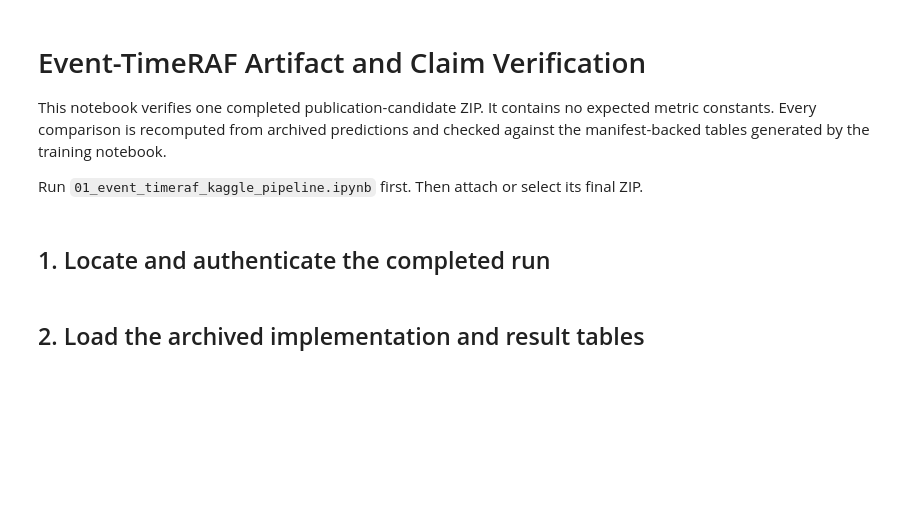
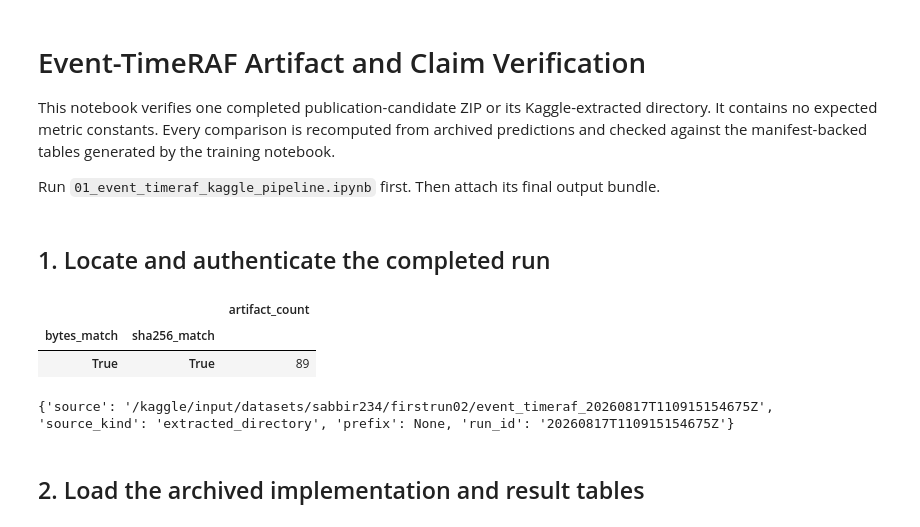
Before and after one commit to shasabbir/trace-raf, a Jupyter notebook: notebooks/03_paper_claim_verification.ipynb, the cells around one changed output. Cells and saved outputs as stored; diff of their text form; code cells hidden in the pictures; blank space fills up the shorter version.

```diff
--- a/notebooks/03_paper_claim_verification.ipynb
+++ b/notebooks/03_paper_claim_verification.ipynb
@@ -1,11 +1,12 @@
 # %% [markdown]
 # Event-TimeRAF Artifact and Claim Verification
 
-This notebook verifies one completed publication-candidate ZIP. It contains no expected
-metric constants. Every comparison is recomputed from archived predictions and checked
-against the manifest-backed tables generated by the training notebook.
+This notebook verifies one completed publication-candidate ZIP or its Kaggle-extracted
+directory. It contains no expected metric constants. Every comparison is recomputed
+from archived predictions and checked against the manifest-backed tables generated by
+the training notebook.
 
-Run `01_event_timeraf_kaggle_pipeline.ipynb` first. Then attach or select its final ZIP.
+Run `01_event_timeraf_kaggle_pipeline.ipynb` first. Then attach its final output bundle.
 # %% [markdown]
 ## 1. Locate and authenticate the completed run
 # %%
@@ -21,13 +22,14 @@ import zipfile
 import numpy as np
 import pandas as pd
 
-FINAL_RUN_ZIP_OVERRIDE = None
+# May point to either the publication ZIP or Kaggle's extracted run directory.
+FINAL_RUN_SOURCE_OVERRIDE = None
 
 def candidate_archives():
-    if FINAL_RUN_ZIP_OVERRIDE:
-        yield Path(FINAL_RUN_ZIP_OVERRIDE)
+    if FINAL_RUN_SOURCE_OVERRIDE and Path(FINAL_RUN_SOURCE_OVERRIDE).is_file():
+        yield Path(FINAL_RUN_SOURCE_OVERRIDE)
     cwd = Path.cwd().resolve()
-    yield from sorted(cwd.glob('event_timeraf_publication_candidate_*.zip'), reverse=True)
+    yield from sorted(cwd.rglob('event_timeraf_publication_candidate_*.zip'), reverse=True)
     yield cwd / 'event_timeraf_final_run.zip'
     kaggle_input = Path('/kaggle/input')
     if kaggle_input.exists():
@@ -50,7 +52,28 @@ def archive_layout(path):
     except (FileNotFoundError, zipfile.BadZipFile):
         return None
 
+def candidate_run_directories():
+    if FINAL_RUN_SOURCE_OVERRIDE and Path(FINAL_RUN_SOURCE_OVERRIDE).is_dir():
+        yield Path(FINAL_RUN_SOURCE_OVERRIDE)
+    seen = set()
+    for search_root in (Path.cwd().resolve(), Path('/kaggle/input')):
+        if not search_root.exists():
+            continue
+        for marker in search_root.rglob('run_manifest.json'):
+            if marker.parent.name != 'logs' or marker.parent.parent.name != 'outputs':
+                continue
+            run_root = marker.parents[2].resolve()
+            if run_root in seen:
+                continue
+            seen.add(run_root)
+            if (
+                (run_root / 'src' / 'event_timeraf' / 'config.py').exists()
+                and (run_root / 'configs' / 'default.yaml').exists()
+            ):
+                yield run_root
+
 FINAL_RUN_ZIP = None
+FINAL_RUN_ROOT = None
 PREFIX = None
 for candidate in candidate_archives():
     layout = archive_layout(candidate)
@@ -58,40 +81,57 @@ for candidate in candidate_archives():
         FINAL_RUN_ZIP, PREFIX = candidate.resolve(), layout
         break
 if FINAL_RUN_ZIP is None:
-    raise FileNotFoundError('Attach a completed publication-candidate ZIP or set FINAL_RUN_ZIP_OVERRIDE.')
+    FINAL_RUN_ROOT = next(candidate_run_directories(), None)
+if FINAL_RUN_ZIP is None and FINAL_RUN_ROOT is None:
+    raise FileNotFoundError(
+        'Run notebook 01 to completion, then attach its publication-candidate ZIP '
+        'or extracted output Dataset. Set FINAL_RUN_SOURCE_OVERRIDE if discovery fails.'
+    )
 
 def member(relative):
     return (PREFIX / PurePosixPath(relative)).as_posix()
 
 def read_bytes(relative):
-    with zipfile.ZipFile(FINAL_RUN_ZIP) as bundle:
-        return bundle.read(member(relative))
+    if FINAL_RUN_ZIP is not None:
+        with zipfile.ZipFile(FINAL_RUN_ZIP) as bundle:
+            return bundle.read(member(relative))
+    return (FINAL_RUN_ROOT / PurePosixPath(relative)).read_bytes()
 
 def read_json(relative):
     return json.loads(read_bytes(relative).decode('utf-8'))
 
 def read_csv(relative):
     return pd.read_csv(BytesIO(read_bytes(relative)))
 
 def read_parquet(relative):
     return pd.read_parquet(BytesIO(read_bytes(relative)))
 
 def read_npz(relative):
     return np.load(BytesIO(read_bytes(relative)))
 
 manifest = read_json('outputs/logs/run_manifest.json')
 integrity_rows = []
 for relative, expected in manifest['artifacts'].items():
     payload = read_bytes(relative)
     integrity_rows.append({
         'artifact': relative,
         'bytes_match': len(payload) == expected['bytes'],
         'sha256_match': hashlib.sha256(payload).hexdigest() == expected['sha256'],
     })
 integrity = pd.DataFrame(integrity_rows)
 display(integrity.groupby(['bytes_match', 'sha256_match']).size().rename('artifact_count').to_frame())
 assert integrity[['bytes_match', 'sha256_match']].all().all()
-print({'archive': str(FINAL_RUN_ZIP), 'prefix': str(PREFIX), 'run_id': manifest['run_id']})
+print({
+    'source': str(FINAL_RUN_ZIP or FINAL_RUN_ROOT),
+    'source_kind': 'zip' if FINAL_RUN_ZIP is not None else 'extracted_directory',
+    'prefix': str(PREFIX) if PREFIX is not None else None,
+    'run_id': manifest['run_id'],
+})
+# %% [output]
+|  |  | artifact_count |
+| bytes_match | sha256_match |  |
+| True | True | 89 |
+{'source': '/kaggle/input/datasets/sabbir234/firstrun02/event_timeraf_20260817T110915154675Z', 'source_kind': 'extracted_directory', 'prefix': None, 'run_id': '20260817T110915154675Z'}
 # %% [markdown]
 ## 2. Load the archived implementation and result tables
 # %%
```
Also changed, not shown: parts of 6 cells of this notebook, 2 other files.
